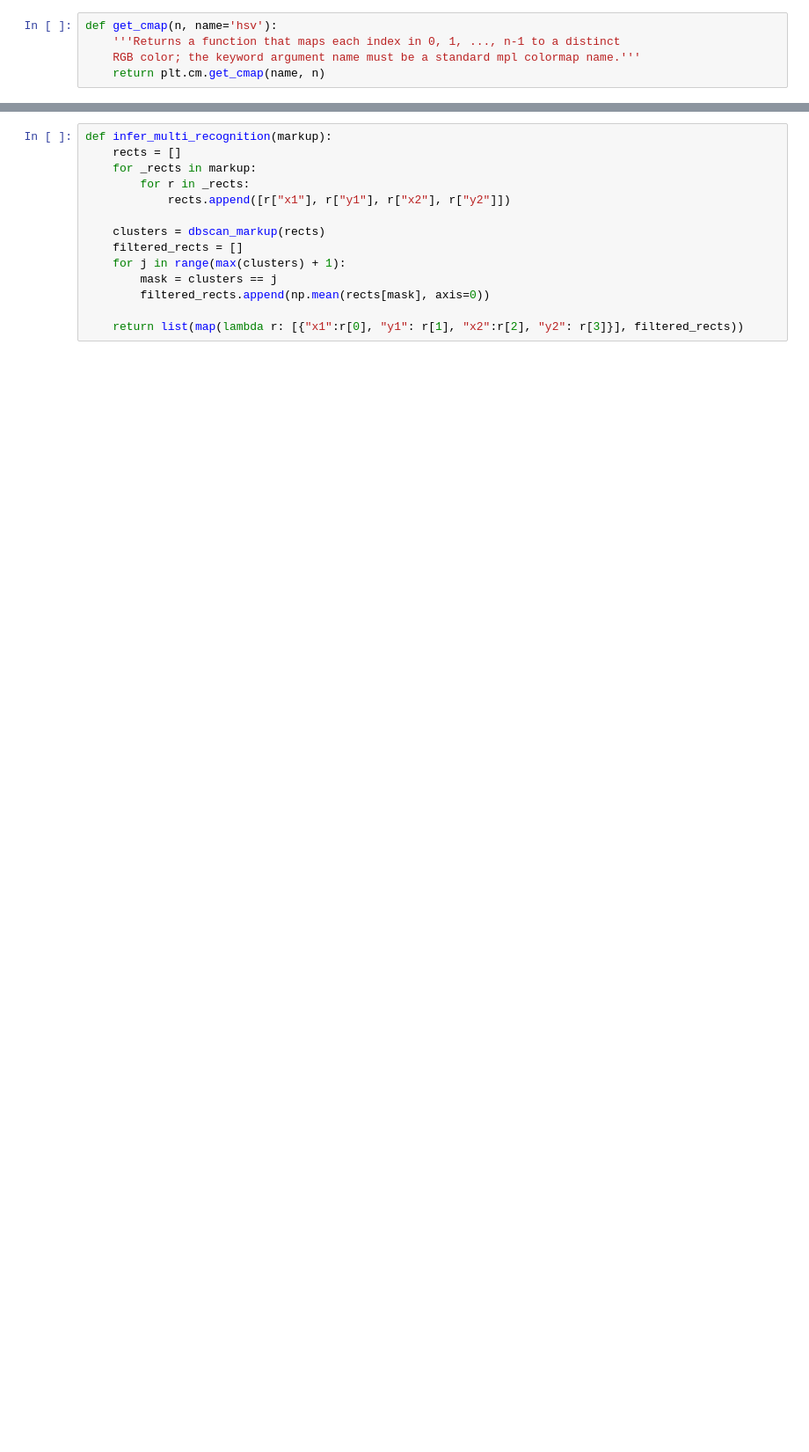
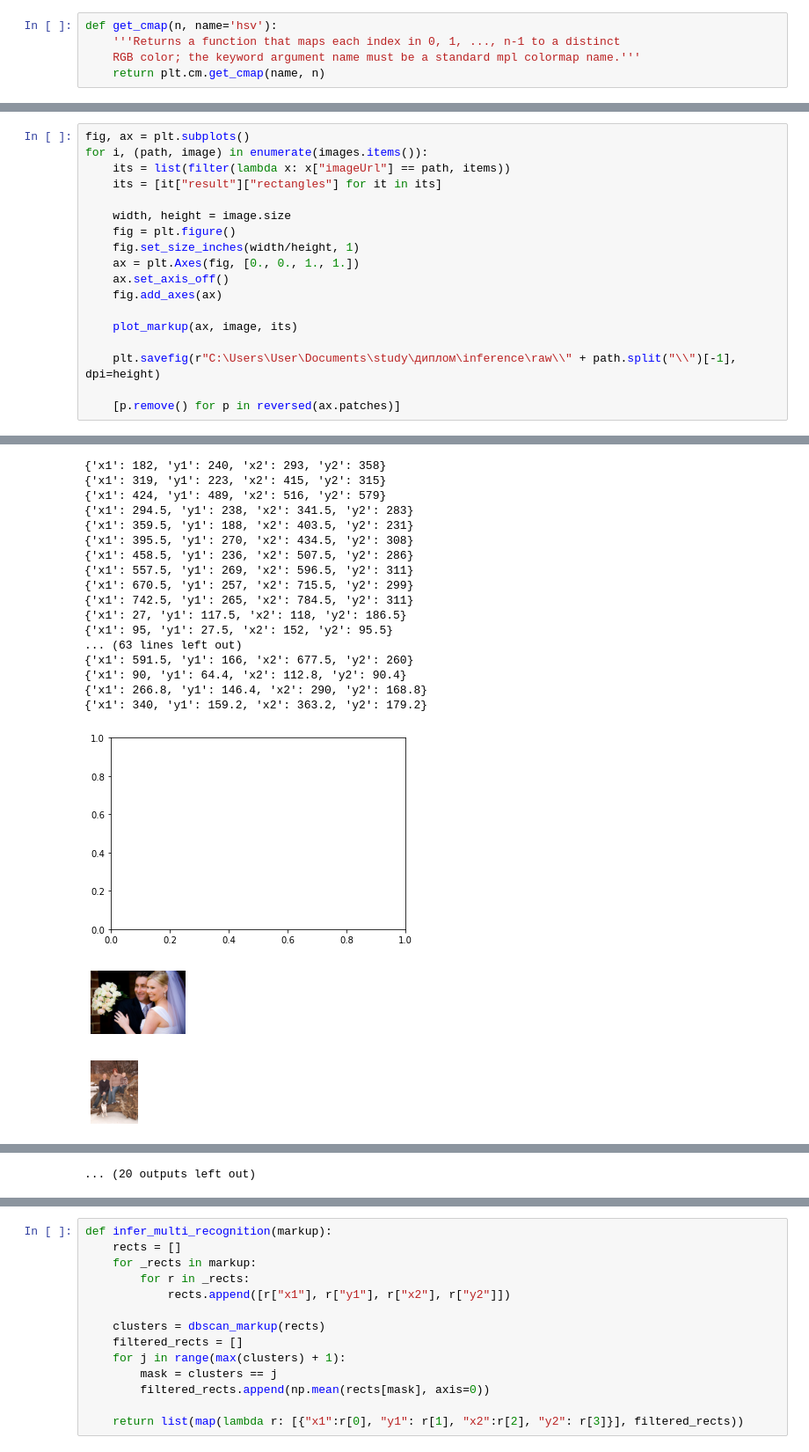
Before and after one commit to Godis715/Markup-Tool, a Jupyter notebook: result-inference-service/notebooks/bbox-inference.ipynb, the cells around one changed output, grey strips where cells are left out. Shown at 88% size. Saved outputs shown, nothing was run; the diff lists cells and outputs as text; blank space fills up the shorter version.

```diff
--- a/result-inference-service/notebooks/bbox-inference.ipynb
+++ b/result-inference-service/notebooks/bbox-inference.ipynb
@@ -100,0 +159,19 @@ for i, (img_name, markup) in enumerate(image_results.items()):
+# %%
+fig, ax = plt.subplots()
+for i, (path, image) in enumerate(images.items()):
+    its = list(filter(lambda x: x["imageUrl"] == path, items))
+    its = [it["result"]["rectangles"] for it in its]
+
+    width, height = image.size
+    fig = plt.figure()
+    fig.set_size_inches(width/height, 1)
+    ax = plt.Axes(fig, [0., 0., 1., 1.])
+    ax.set_axis_off()
+    fig.add_axes(ax)
+
+    plot_markup(ax, image, its)
+
+    plt.savefig(r"C:\Users\User\Documents\study\диплом\inference\raw\\" + path.split("\\")[-1], dpi=height)
+
+    [p.remove() for p in reversed(ax.patches)]
+# %% [output]
@@ -100,0 +195,20 @@ for i, (img_name, markup) in enumerate(image_results.items()):
+{'x1': 182, 'y1': 240, 'x2': 293, 'y2': 358}
+{'x1': 319, 'y1': 223, 'x2': 415, 'y2': 315}
+{'x1': 424, 'y1': 489, 'x2': 516, 'y2': 579}
+{'x1': 294.5, 'y1': 238, 'x2': 341.5, 'y2': 283}
+{'x1': 359.5, 'y1': 188, 'x2': 403.5, 'y2': 231}
+{'x1': 395.5, 'y1': 270, 'x2': 434.5, 'y2': 308}
+{'x1': 458.5, 'y1': 236, 'x2': 507.5, 'y2': 286}
+{'x1': 557.5, 'y1': 269, 'x2': 596.5, 'y2': 311}
+{'x1': 670.5, 'y1': 257, 'x2': 715.5, 'y2': 299}
+{'x1': 742.5, 'y1': 265, 'x2': 784.5, 'y2': 311}
+{'x1': 27, 'y1': 117.5, 'x2': 118, 'y2': 186.5}
+{'x1': 95, 'y1': 27.5, 'x2': 152, 'y2': 95.5}
+... (63 lines left out)
+{'x1': 591.5, 'y1': 166, 'x2': 677.5, 'y2': 260}
+{'x1': 90, 'y1': 64.4, 'x2': 112.8, 'y2': 90.4}
+{'x1': 266.8, 'y1': 146.4, 'x2': 290, 'y2': 168.8}
+{'x1': 340, 'y1': 159.2, 'x2': 363.2, 'y2': 179.2}
+[figure, added]
+[figure, added]
+[figure, added]
@@ -101,3 +222,4 @@ for i, (img_name, markup) in enumerate(image_results.items()):
+... (20 outputs left out)
 # %%
 fig, axs = plt.subplots(len(images), figsize=(5, 50))
 for i, (img_name, markup) in enumerate(image_results.items()):
```
Also changed, not shown: parts of 17 cells of this notebook, 9 other files.
